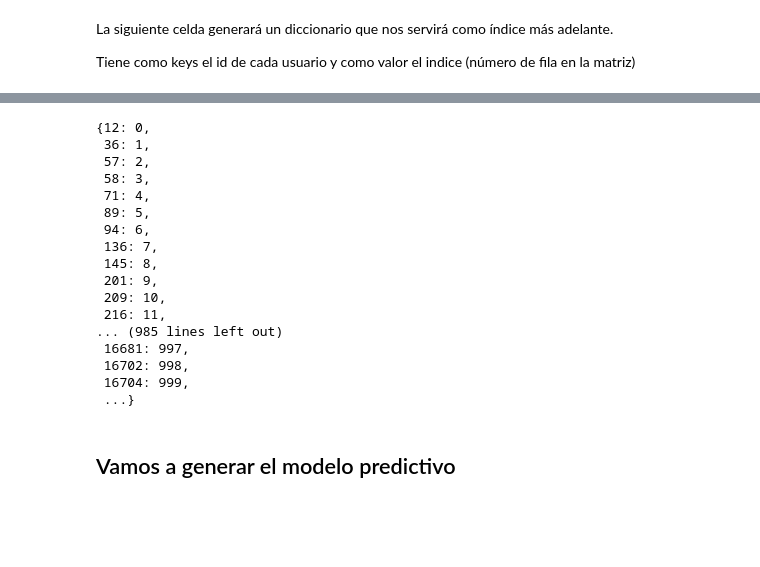
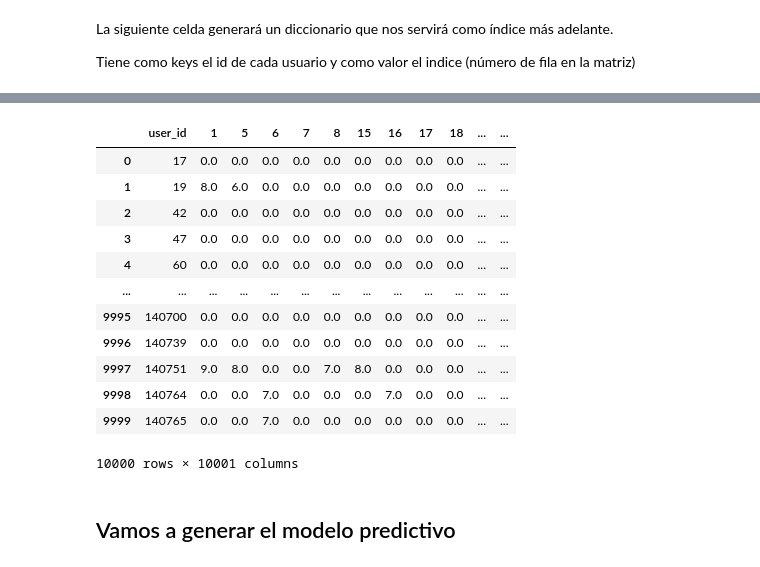
Before and after one commit to FrannGallo/SistemaRecomm, a Jupyter notebook: Sprint_3_V2.ipynb, the cells around one changed output, grey strips where cells are left out. Drawn from its saved outputs; the diff is of its cells as text; code cells hidden in the pictures; blank space fills up the shorter version.

```diff
--- a/Sprint_3_V2.ipynb
+++ b/Sprint_3_V2.ipynb
@@ -181,3 +266,20 @@ Y el diccionario para futura referencia:
+# %%
+interactions_matrix_2=interactions_matrix.iloc[0:10000,:]
+interactions_matrix_2
+# %% [output]
+|  | user_id | 1 | 5 | 6 | 7 | 8 | 15 | 16 | 17 | 18 | ... | ... |
+| 0 | 17 | 0.0 | 0.0 | 0.0 | 0.0 | 0.0 | 0.0 | 0.0 | 0.0 | 0.0 | ... | ... |
+| 1 | 19 | 8.0 | 6.0 | 0.0 | 0.0 | 0.0 | 0.0 | 0.0 | 0.0 | 0.0 | ... | ... |
+| 2 | 42 | 0.0 | 0.0 | 0.0 | 0.0 | 0.0 | 0.0 | 0.0 | 0.0 | 0.0 | ... | ... |
+| 3 | 47 | 0.0 | 0.0 | 0.0 | 0.0 | 0.0 | 0.0 | 0.0 | 0.0 | 0.0 | ... | ... |
+| 4 | 60 | 0.0 | 0.0 | 0.0 | 0.0 | 0.0 | 0.0 | 0.0 | 0.0 | 0.0 | ... | ... |
+| ... | ... | ... | ... | ... | ... | ... | ... | ... | ... | ... | ... | ... |
+| 9995 | 140700 | 0.0 | 0.0 | 0.0 | 0.0 | 0.0 | 0.0 | 0.0 | 0.0 | 0.0 | ... | ... |
+| 9996 | 140739 | 0.0 | 0.0 | 0.0 | 0.0 | 0.0 | 0.0 | 0.0 | 0.0 | 0.0 | ... | ... |
+| 9997 | 140751 | 9.0 | 8.0 | 0.0 | 0.0 | 7.0 | 8.0 | 0.0 | 0.0 | 0.0 | ... | ... |
+| 9998 | 140764 | 0.0 | 0.0 | 7.0 | 0.0 | 0.0 | 0.0 | 7.0 | 0.0 | 0.0 | ... | ... |
+| 9999 | 140765 | 0.0 | 0.0 | 7.0 | 0.0 | 0.0 | 0.0 | 0.0 | 0.0 | 0.0 | ... | ... |
+10000 rows × 10001 columns
 # %%
 user_id = list(interactions_matrix.index)
 user_dict = {}
@@ -192,23 +294,3 @@ counter = 0
 for i in item_id:
     item_dict[i] = counter
     counter += 1
-# %%
-user_dict
-# %% [output]
-{12: 0,
- 36: 1,
- 57: 2,
- 58: 3,
- 71: 4,
- 89: 5,
- 94: 6,
- 136: 7,
- 145: 8,
- 201: 9,
- 209: 10,
- 216: 11,
-... (985 lines left out)
- 16681: 997,
- 16702: 998,
- 16704: 999,
- ...}
```
Also changed, not shown: parts of 58 cells of this notebook.
